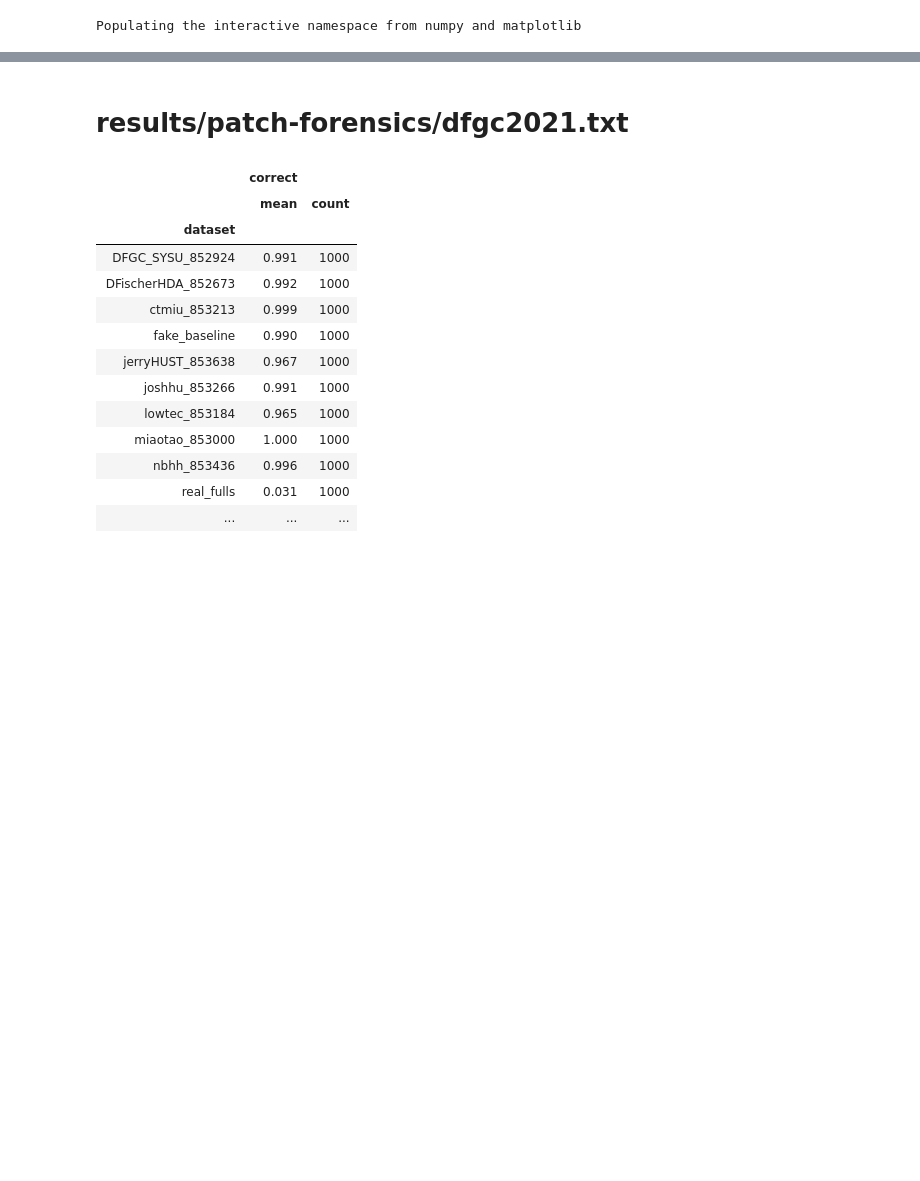
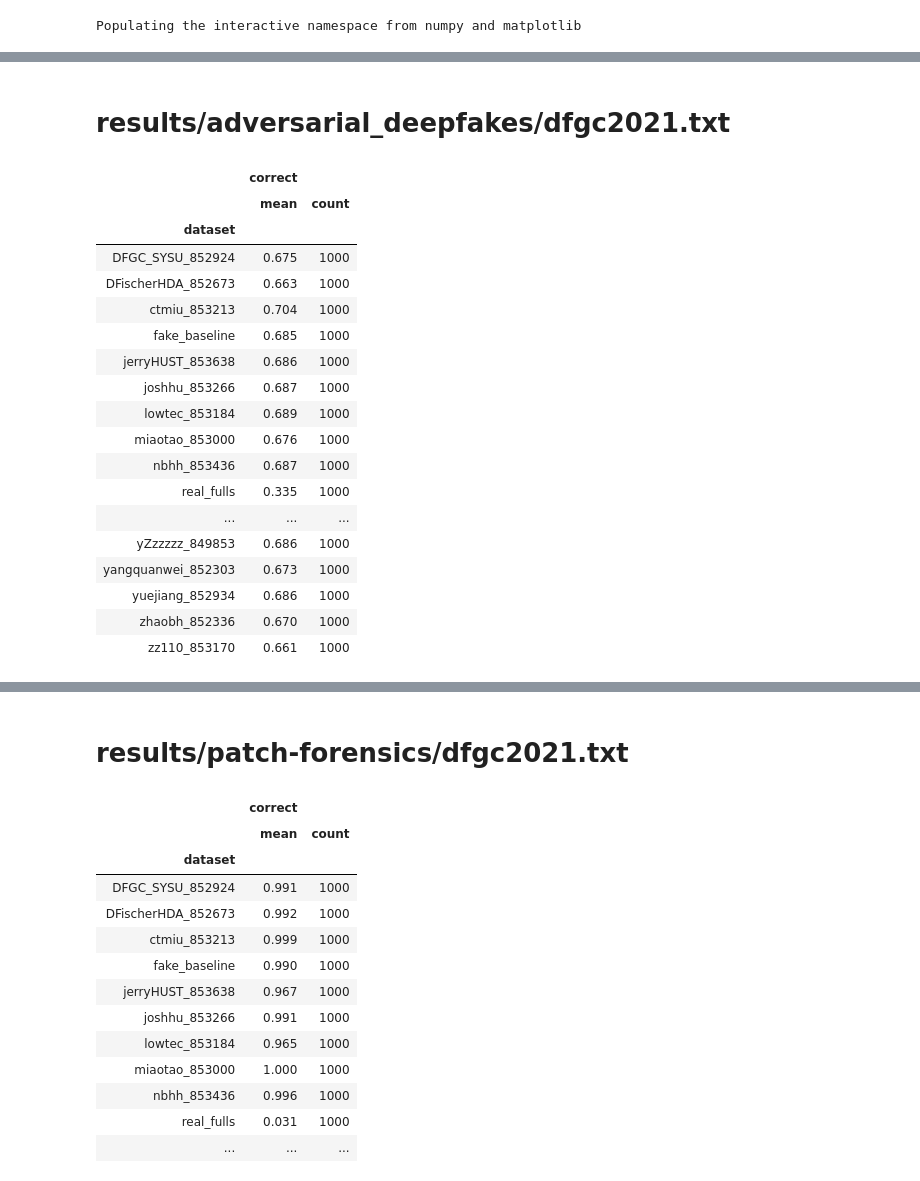
Before and after one commit to Lizhen0909/deep_fake_review, a Jupyter notebook: summary_dfgc2021.ipynb, the cells around one changed output, grey strips where cells are left out. Saved outputs shown, nothing was run; the diff lists cells and outputs as text; code cells hidden in the pictures; blank space fills up the shorter version.

```diff
--- a/summary_dfgc2021.ipynb
+++ b/summary_dfgc2021.ipynb
@@ -32,0 +35,2 @@ files
+# %% [markdown]
+# results/adversarial_deepfakes/dfgc2021.txt
@@ -32,0 +44,22 @@ files
+# %%
+df.groupby('dataset')[['correct']].aggregate(['mean','count'])
+# %% [output]
+|  | correct |  |
+|  | mean | count |
+| dataset |  |  |
+| DFGC_SYSU_852924 | 0.675 | 1000 |
+| DFischerHDA_852673 | 0.663 | 1000 |
+| ctmiu_853213 | 0.704 | 1000 |
+| fake_baseline | 0.685 | 1000 |
+| jerryHUST_853638 | 0.686 | 1000 |
+| joshhu_853266 | 0.687 | 1000 |
+| lowtec_853184 | 0.689 | 1000 |
+| miaotao_853000 | 0.676 | 1000 |
+| nbhh_853436 | 0.687 | 1000 |
+| real_fulls | 0.335 | 1000 |
+| ... | ... | ... |
+| yZzzzzz_849853 | 0.686 | 1000 |
+| yangquanwei_852303 | 0.673 | 1000 |
+| yuejiang_852934 | 0.686 | 1000 |
+| zhaobh_852336 | 0.670 | 1000 |
+| zz110_853170 | 0.661 | 1000 |
```
Also changed, not shown: parts of 13 cells of this notebook, 3 other files.
